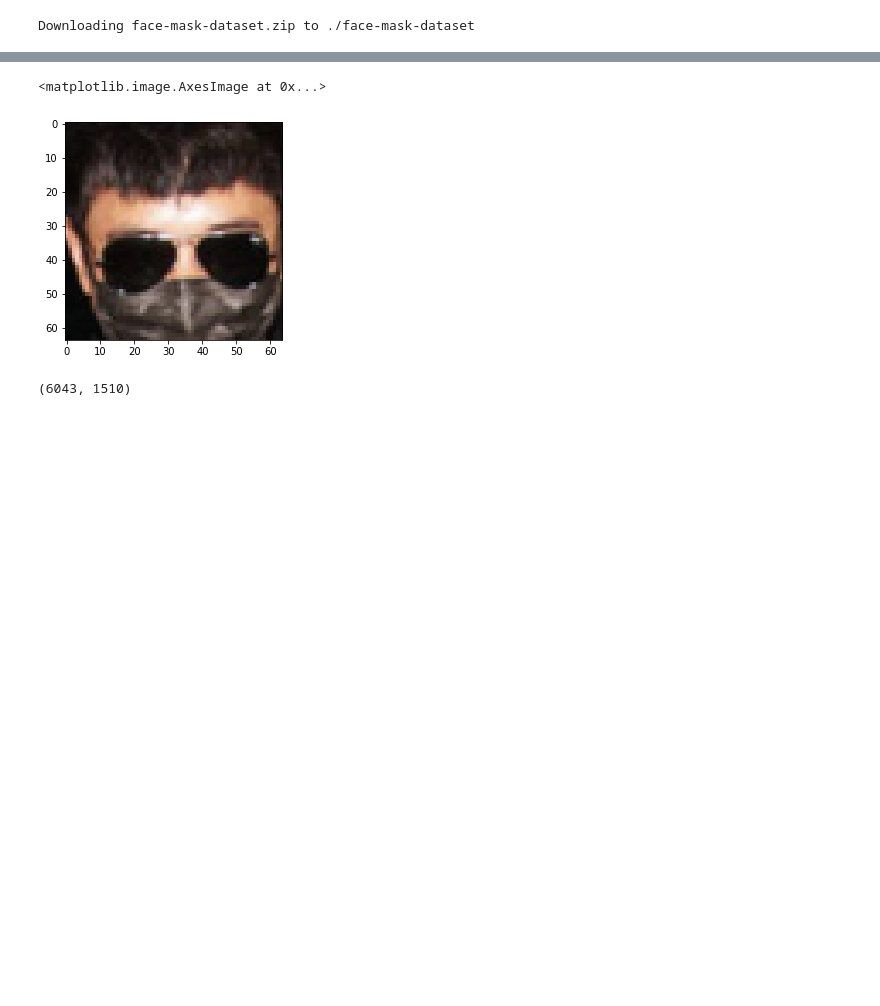
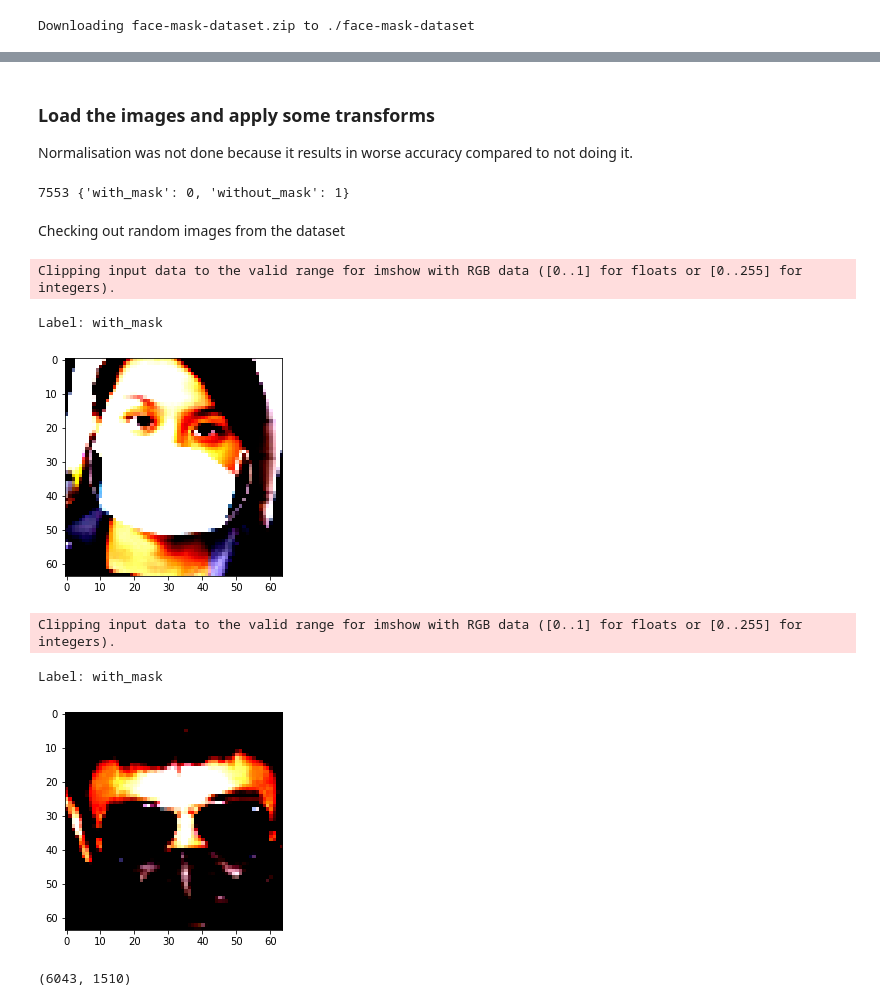
Before and after one commit to VishwanthReddy99/The-Face-Mask-Detection-using-convolutional-neural-networks.-, a Jupyter notebook: FaceMaskDetection.ipynb, the cells around one changed output, grey strips where cells are left out. Cells and saved outputs as stored; diff of their text form; code cells hidden in the pictures; blank space fills up the shorter version.

```diff
--- a/FaceMaskDetection.ipynb
+++ b/FaceMaskDetection.ipynb
@@ -87,19 +109,39 @@ plt.imshow(img)
+# %% [markdown]
+### Load the images and apply some transforms
+
+Normalisation was not done because it results in worse accuracy compared to not doing it.
 # %%
-import torchvision.transforms as tt
-dataset=ImageFolder(data_dir,tt.Compose([tt.Resize(64),tt.RandomCrop(64),
+# Load dataset and apply some transforms
+
+stats = ((0.4914, 0.4822, 0.4465), (0.2023, 0.1994, 0.2010))
+dataset = ImageFolder(data_dir, tt.Compose([
+    tt.Resize(64),
+    tt.RandomCrop(64),
     tt.RandomHorizontalFlip(),
+    tt.ToTensor(),
+    tt.Normalize(*stats),
+    ]
+))
 
-    tt.ToTensor(),
-
-    ]
-
-))
+print(len(dataset), dataset.class_to_idx)
+# %% [output]
+7553 {'with_mask': 0, 'without_mask': 1}
+# %% [markdown]
+Checking out random images from the dataset
+# %%
+img, label = dataset[888]
+plt.imshow(img.permute(1, 2, 0))
+print(f"Label: {labels[label]}")
+# %% [output]
+Clipping input data to the valid range for imshow with RGB data ([0..1] for floats or [0..255] for integers).
+Label: with_mask
+[figure, added]
 # %%
-
-
-img,label=dataset[250]
+img, label = dataset[250]
 plt.imshow(img.permute((1,2,0)))
+print(f"Label: {labels[label]}")
 # %% [output]
-<matplotlib.image.AxesImage at 0x...>
+Clipping input data to the valid range for imshow with RGB data ([0..1] for floats or [0..255] for integers).
+Label: with_mask
-[figure, old version]
+[figure, new version]
 # %%
```
Also changed, not shown: parts of 54 cells of this notebook.
